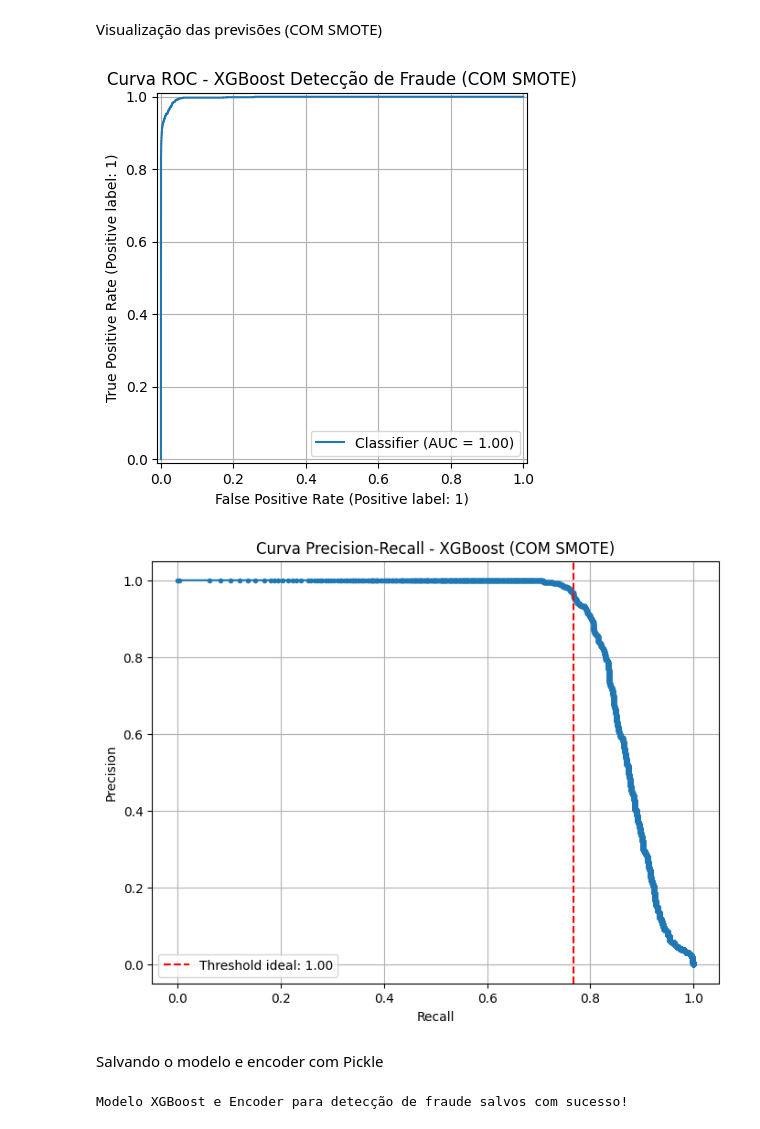
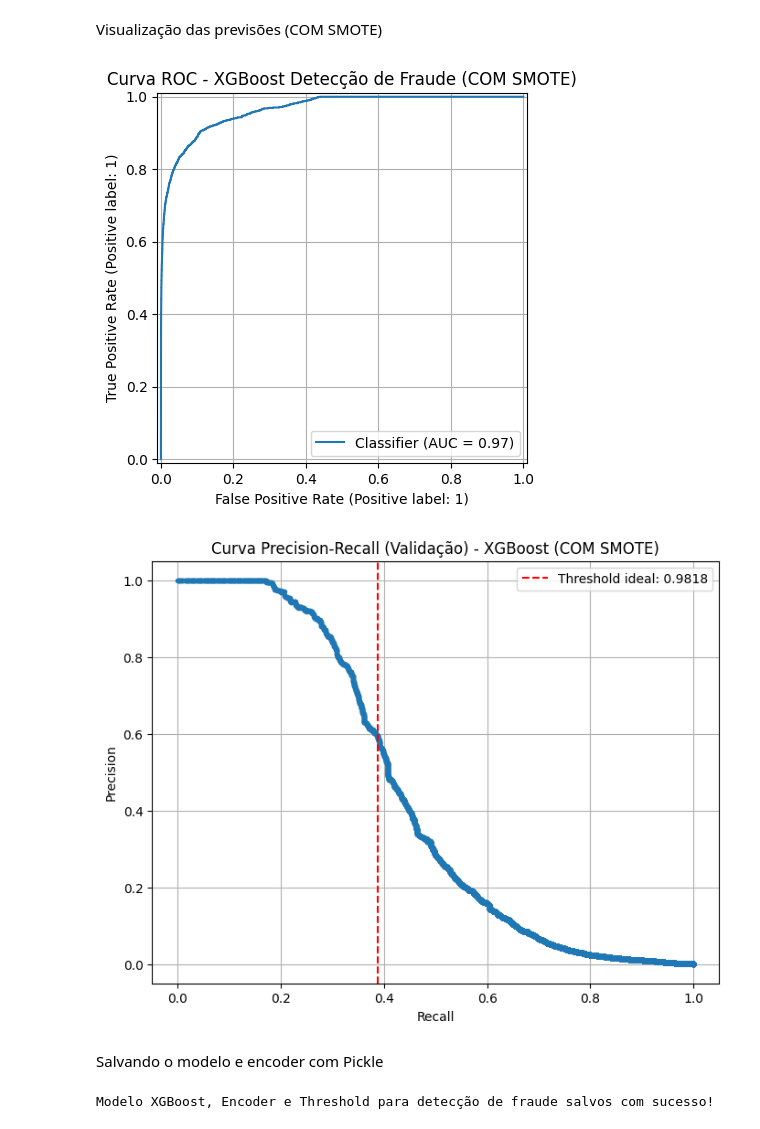
Before and after one commit to eco-nomy/artificial-intelligence, a Jupyter notebook: notebooks/Fraude/GS_XGBoost_Classifier_FRAUDE.ipynb, the cells around one changed output. Saved outputs shown, nothing was run; the diff lists cells and outputs as text; code cells hidden in the pictures.

```diff
--- a/notebooks/Fraude/GS_XGBoost_Classifier_FRAUDE.ipynb
+++ b/notebooks/Fraude/GS_XGBoost_Classifier_FRAUDE.ipynb
@@ -46,16 +44,18 @@ df['isMerchant'] = df['nameDest'].str.startswith('M').astype(int)
 # %% [markdown]
 Selecionando features e target
 # %%
-features = [
-    'step', 'type_encoded', 'amount',
-    'deltaOrig', 'deltaDest', 'isMerchant'
-]
+features = ['step', 'type_encoded', 'amount', 'isMerchant']
 X = df[features]
 y = df['isFraud']
 # %% [markdown]
 Divisão dos dados entre treinamento e teste
 # %%
-X_train, X_test, y_train, y_test = train_test_split(X, y, test_size=0.2, random_state=42)
+X_train_full, X_test, y_train_full, y_test = train_test_split(
+    X, y, test_size=0.2, random_state=42
+)
+X_train, X_val, y_train, y_val = train_test_split(
+    X_train_full, y_train_full, test_size=0.2, random_state=42
+)
 # %%
 X_train.shape
 # %% [output]
@@ -146,3 +148,14 @@ XGBClassifier(base_score=None, booster=None, callbacks=None,
+# %%
+y_val_proba = xgb_com_smote.predict_proba(X_val)[:, 1]
+precision, recall, thresholds = precision_recall_curve(y_val, y_val_proba)
+
+f1_scores = 2 * (precision * recall) / (precision + recall + 1e-6)
+best_idx = np.argmax(f1_scores)
+
+if best_idx >= len(thresholds):
+    best_idx = len(thresholds) - 1
+
+best_threshold = thresholds[best_idx]
 # %% [markdown]
 Realizando previsões (COM SMOTE)
 # %%
@@ -152,5 +163,0 @@ Encontrando threshold ideal (baseado em F1-score)
-# %%
-precision, recall, thresholds = precision_recall_curve(y_test, y_proba_smote)
-f1_scores = 2 * (precision * recall) / (precision + recall + 1e-6)
-best_idx = np.argmax(f1_scores)
-best_threshold = thresholds[best_idx]
@@ -185,33 +188,37 @@ AUC-ROC (COM SMOTE): 0.9976
 # %% [markdown]
 Visualização das previsões (COM SMOTE)
 # %%
-RocCurveDisplay.from_predictions(y_test, y_proba_smote)
+RocCurveDisplay.from_predictions(y_test, y_test_proba)
 plt.title("Curva ROC - XGBoost Detecção de Fraude (COM SMOTE)")
 plt.grid(True)
 plt.show()
 # %% [output]
-[figure, old version]
+[figure, new version]
 # %%
 plt.figure(figsize=(8, 6))
 plt.plot(recall, precision, marker='.')
-plt.axvline(recall[best_idx], color='r', linestyle='--', label=f'Threshold ideal: {best_threshold:.2f}')
+plt.axvline(recall[best_idx], color='r', linestyle='--',
+            label=f'Threshold ideal: {best_threshold:.4f}')
 plt.xlabel("Recall")
 plt.ylabel("Precision")
-plt.title("Curva Precision-Recall - XGBoost (COM SMOTE)")
+plt.title("Curva Precision-Recall (Validação) - XGBoost (COM SMOTE)")
 plt.legend()
 plt.grid(True)
 plt.show()
 # %% [output]
-[figure, old version]
+[figure, new version]
 # %% [markdown]
 Salvando o modelo e encoder com Pickle
 # %%
 with open('modelo_xgboost_fraude.pkl', 'wb') as file_model:
     pickle.dump(xgb_com_smote, file_model)
 
-with open('label_encoder_type_fraude.pkl', 'wb') as file_encoder:
-    pickle.dump(le_type, file_encoder)
+with open('label_encoder_type_classes.pkl', 'wb') as f:
+    pickle.dump(le_type.classes_.tolist(), f)
 
-print("Modelo XGBoost e Encoder para detecção de fraude salvos com sucesso!")
+with open('best_threshold.pkl', 'wb') as file_thresh:
+    pickle.dump(best_threshold, file_thresh)
+
+print("Modelo XGBoost, Encoder e Threshold para detecção de fraude salvos com sucesso!")
 # %% [output]
-Modelo XGBoost e Encoder para detecção de fraude salvos com sucesso!
+Modelo XGBoost, Encoder e Threshold para detecção de fraude salvos com sucesso!
```
Also changed, not shown: parts of 14 cells of this notebook, 1 other file.
